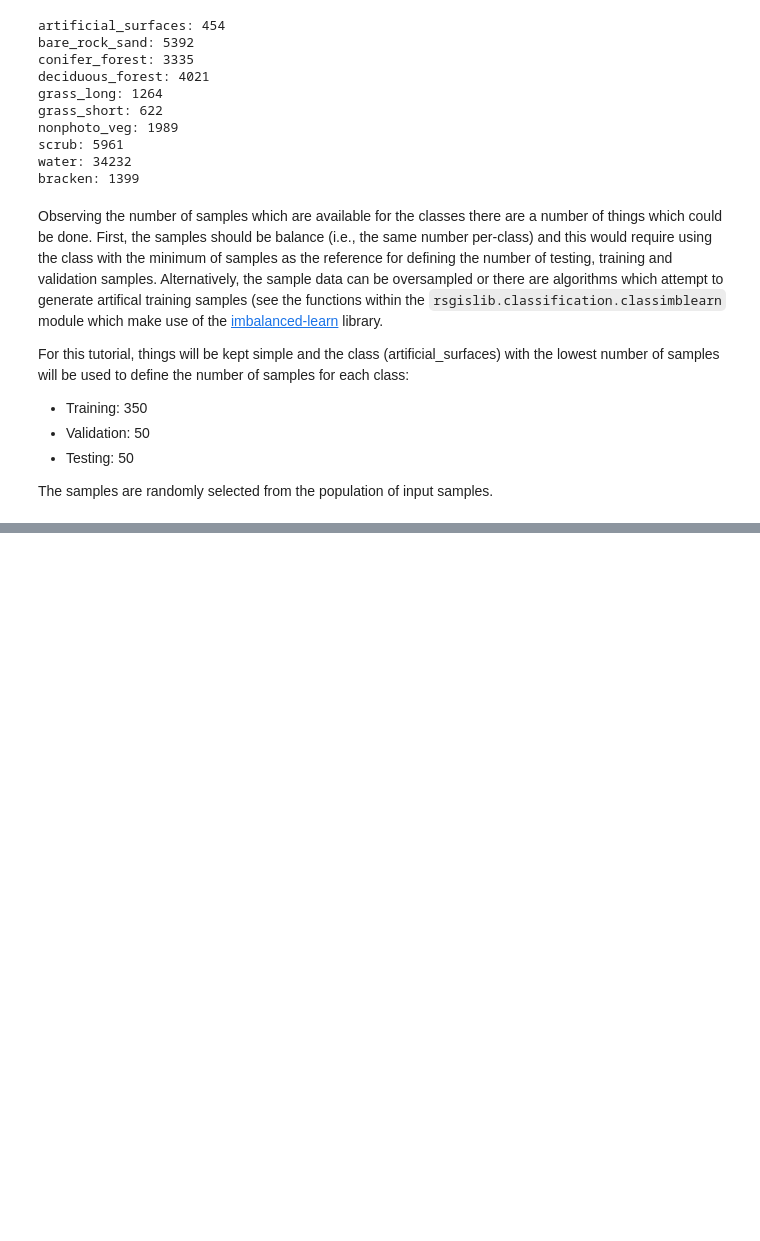
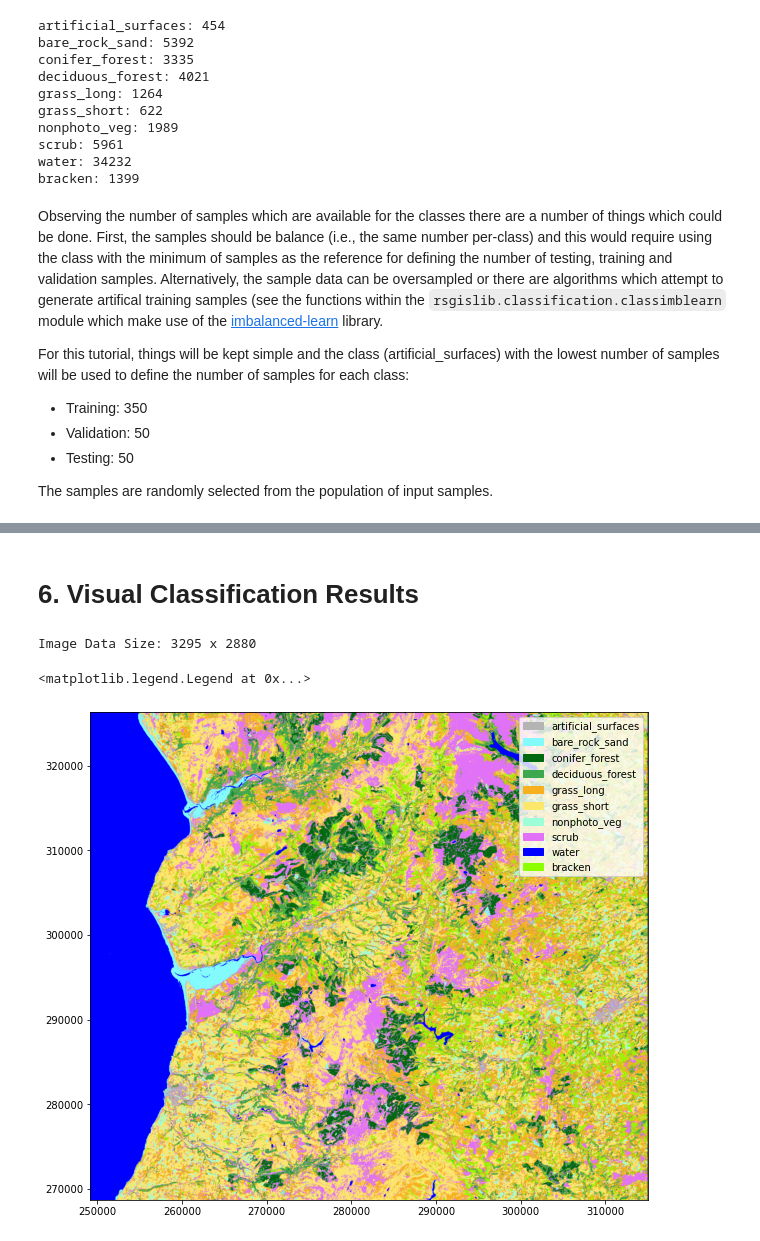
Before and after one commit to remotesensinginfo/rsgislib-tutorials, a Jupyter notebook: 03_image_classification/01_basic_ml_image_class.ipynb, the cells around one changed output, grey strips where cells are left out. Saved outputs shown, nothing was run; the diff lists cells and outputs as text; code cells hidden in the pictures; blank space fills up the shorter version.

Commit message:
Update to the classification notebook illustrating how to perform a per-pixel image classification

```diff
--- a/03_image_classification/01_basic_ml_image_class.ipynb
+++ b/03_image_classification/01_basic_ml_image_class.ipynb
@@ -442,0 +523,4 @@ rsgislib.classification.create_train_valid_test_sets(
+# %%
+rsgislib.classification.classsklearn.train_sklearn_classifier(
+    cls_smpls_fnl_info, sk_classifier
+)
@@ -442,0 +537,15 @@ rsgislib.classification.create_train_valid_test_sets(
+# %%
+out_cls_img = "sen2_20180629_t30uvd_orb037_osgb_stdsref_20m_cls.kea"
+out_scr_img = "sen2_20180629_t30uvd_orb037_osgb_stdsref_20m_cls_score.kea"
+
+rsgislib.classification.classsklearn.apply_sklearn_classifier(
+    cls_smpls_fnl_info,
+    sk_classifier,
+    in_img_mask=in_msk_img,
+    img_mask_val=1,
+    img_file_info=img_band_info,
+    output_img=out_cls_img,
+    gdalformat="KEA",
+    class_clr_names=True,
+    out_score_img=out_scr_img,
+)
@@ -442,0 +571,33 @@ rsgislib.classification.create_train_valid_test_sets(
+# %% [markdown]
+# 6. Visual Classification Results
+# %%
+# Define a look up table (LUT) for the class names
+# to be used to generate the legend for the map.
+cls_names_lut = dict()
+for cls_name in cls_smpls_fnl_info:
+    cls_names_lut[cls_smpls_fnl_info[cls_name].out_id] = cls_name
+
+
+# Get the image data using the get_gdal_thematic_raster_mpl_imshow function.
+(
+    img_data,
+    img_coords,
+    lgd_patches,
+) = rsgislib.tools.plotting.get_gdal_thematic_raster_mpl_imshow(
+    out_cls_img, out_patches=True, cls_names_lut=cls_names_lut
+)
+
+# Create the matplotlib figure
+fig, ax = plt.subplots(figsize=(10, 10))
+
+# Use the imshow function to display the image data within the plot
+# the extent option defines the x and y axis values.
+ax.imshow(img_data, extent=img_coords)
+
+# Add the legend to the plot using the patches from the
+# get_gdal_thematic_raster_mpl_imshow function.
+ax.legend(handles=lgd_patches)
+# %% [output]
+Image Data Size: 3295 x 2880
+<matplotlib.legend.Legend at 0x...>
+[figure, added]
```
Also changed, not shown: parts of 16 cells of this notebook.
